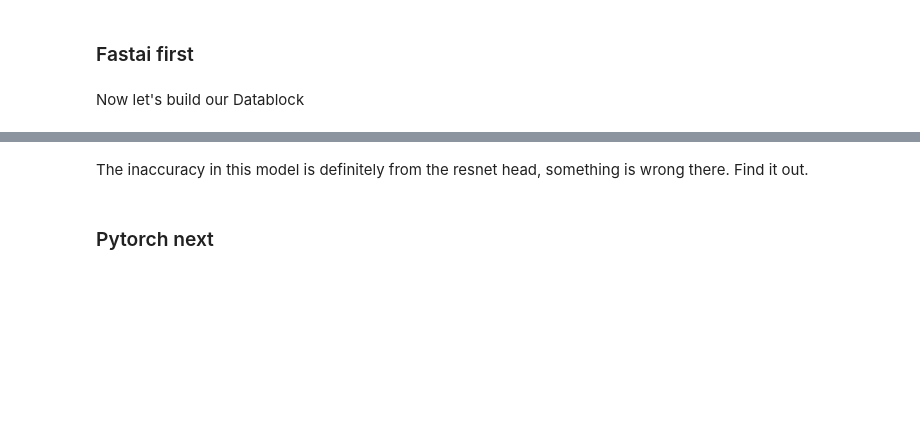
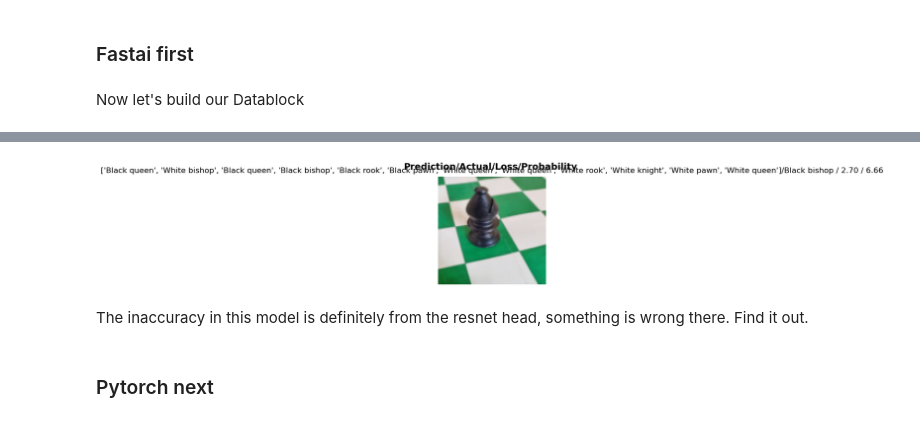
Before and after one commit to TosinPhillip/Chess-Classification-Project, a Jupyter notebook: chess-pieces-classification.ipynb, the cells around one changed output, grey strips where cells are left out. Cells and saved outputs as stored; diff of their text form; code cells hidden in the pictures; blank space fills up the shorter version.

```diff
--- a/chess-pieces-classification.ipynb
+++ b/chess-pieces-classification.ipynb
@@ -92,3 +116,6 @@ learn_resnet.fit_one_cycle(10, 0.1)
 interp_resnet = ClassificationInterpretation.from_learner(learn_resnet)
 # %% [output]
 [interactive output not drawn]
+# %%
+interp_resnet.plot_top_losses(k=1)
+# %% [output]
@@ -95,3 +123,4 @@ interp_resnet = ClassificationInterpretation.from_learner(learn_resnet)
+[figure, added]
 # %% [markdown]
 The inaccuracy in this model is definitely from the resnet head, something is wrong there. Find it out.
 # %% [markdown]
```
Also changed, not shown: parts of 8 cells of this notebook.
